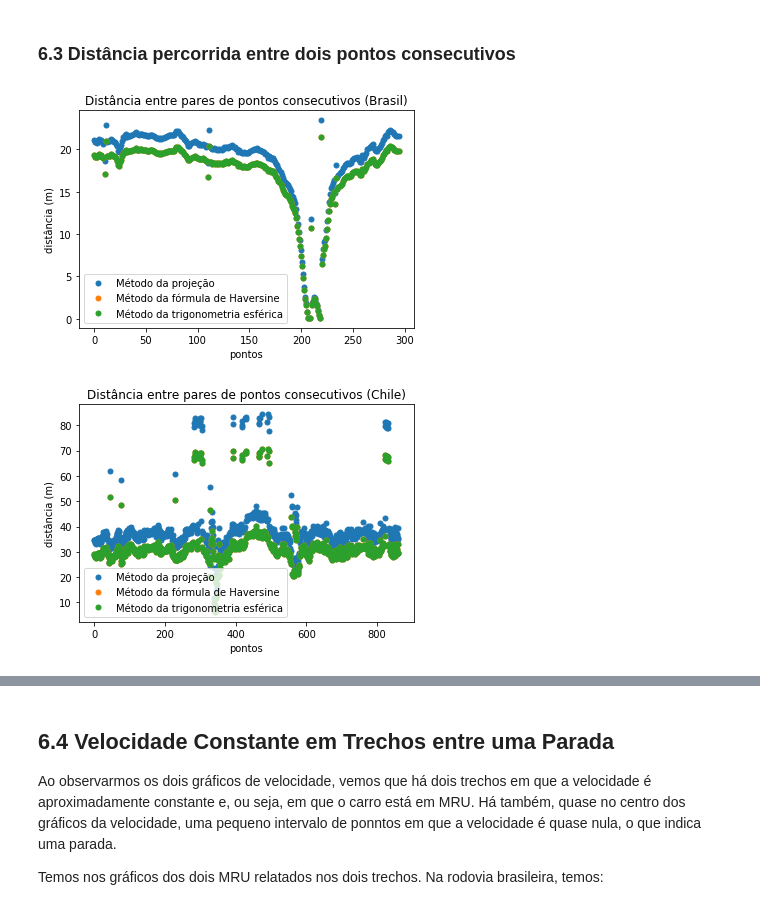
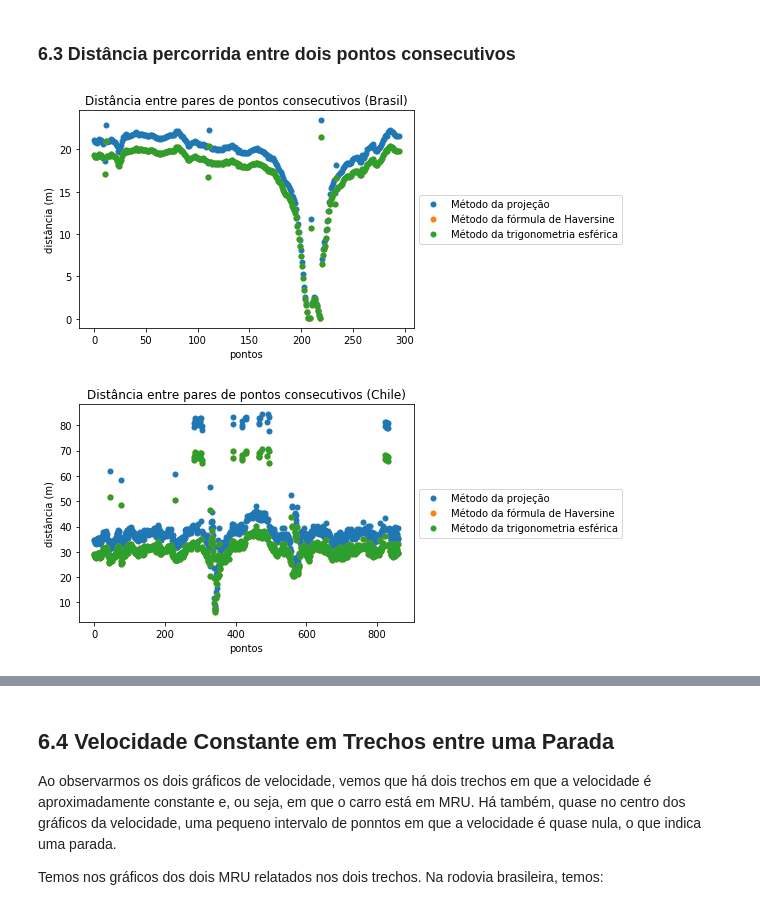
Before and after one commit to likury/EP1Modelagem, a Jupyter notebook: EP1.ipynb, the cells around one changed output, grey strips where cells are left out. Cells and saved outputs as stored; diff of their text form; code cells hidden in the pictures.

```diff
--- a/EP1.ipynb
+++ b/EP1.ipynb
@@ -419,17 +419,17 @@ plots(x, v_ysChile, title, xlab, ylab, labels, 345, False, local = "lower right"
 # %%
 # plot consecutive distances
 x = indexes0lBrasil
 title = "Distância entre pares de pontos consecutivos (Brasil)"
 ylab = "distância (m)"
-plots(x, dist_ysBrasil, title, xlab, ylab, labels, -1, False, local = "lower left")
+plots(x, dist_ysBrasil, title, xlab, ylab, labels, -1, False, local = "center left")
 
 x = indexes0lChile
 title = "Distância entre pares de pontos consecutivos (Chile)"
 ylab = "distância (m)"
-plots(x, dist_ysChile, title, xlab, ylab, labels, -1, False, local = "lower left")
+plots(x, dist_ysChile, title, xlab, ylab, labels, -1, False, local = "center left")
 # %% [output]
-[figure, old version]
+[figure, new version]
-[figure, old version]
+[figure, new version]
 # %%
 x = indexes0lBrasil
 title = "Distância total percorrida no subtrecho (Brasil)"
```
Also changed, not shown: parts of 2 cells of this notebook.
